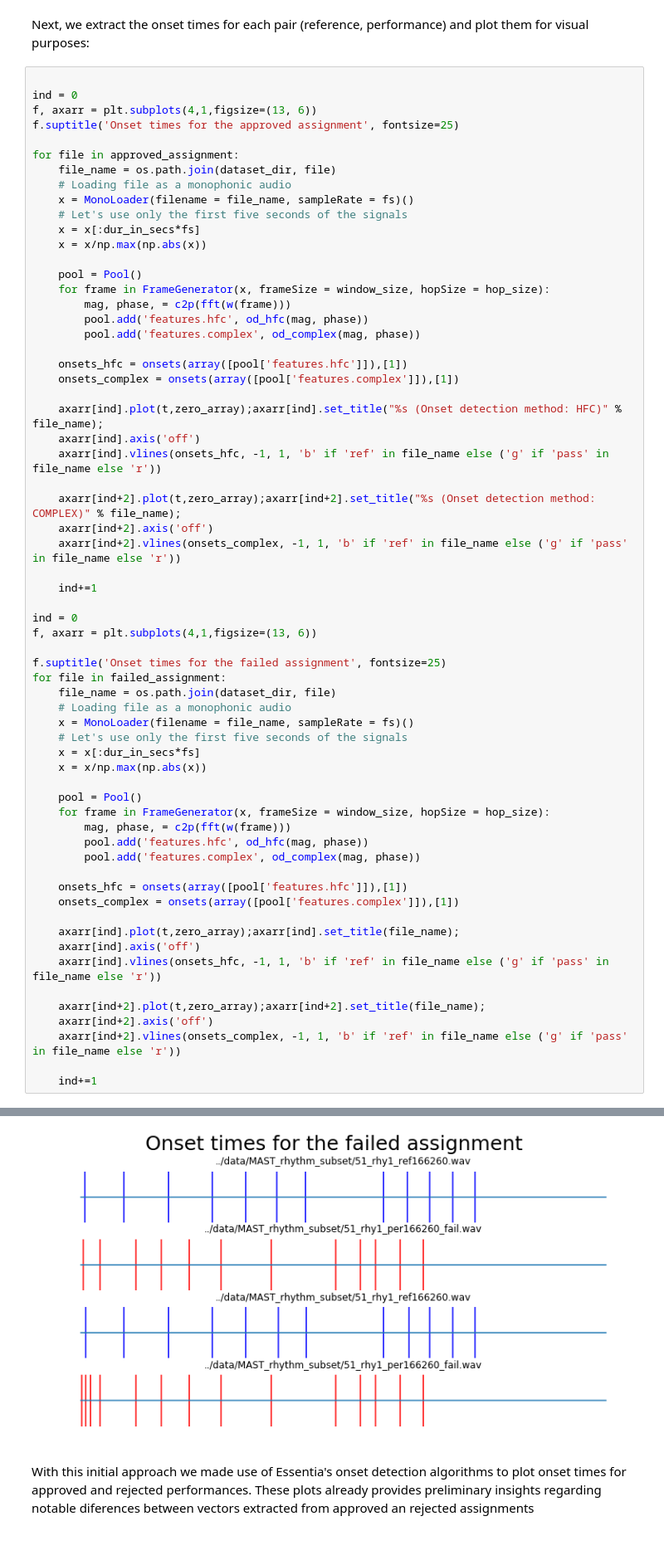
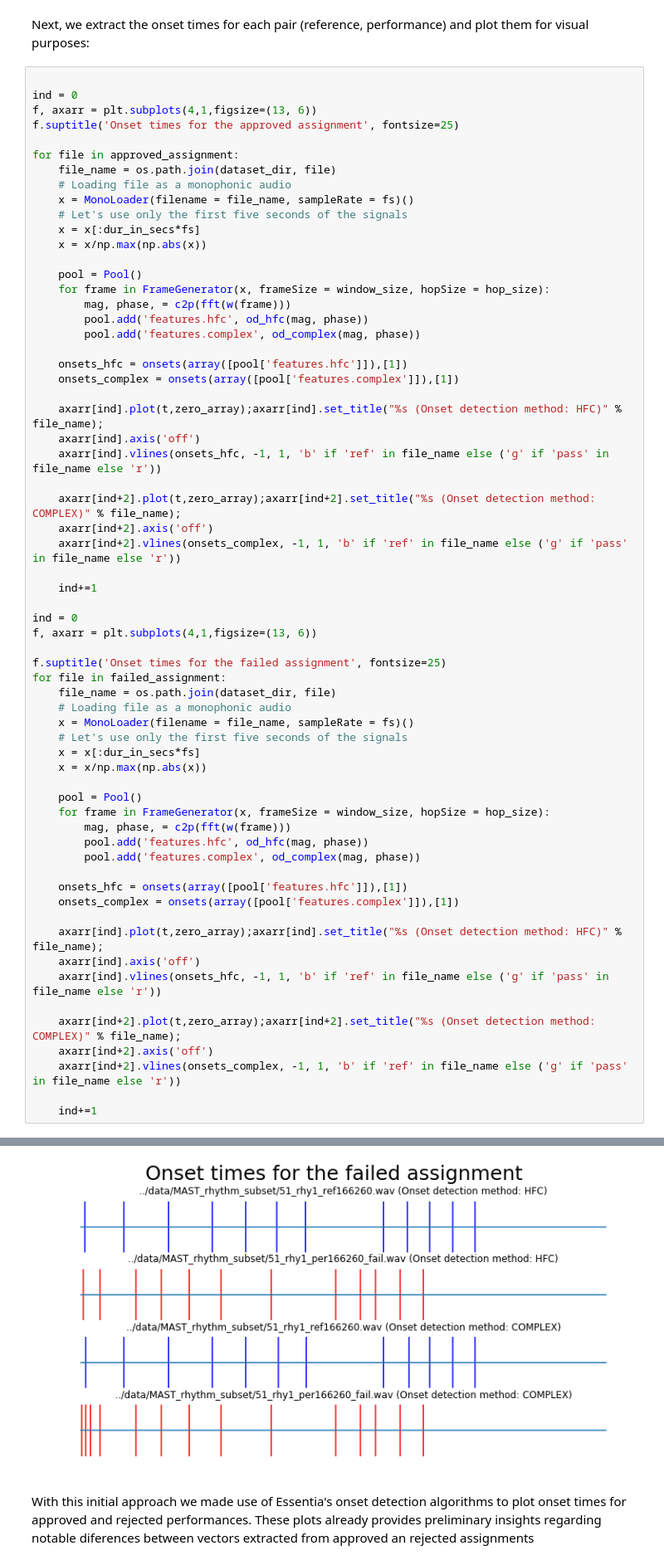
Before and after one commit to MTG/mast-rhythm-analysis, a Jupyter notebook: notebooks/MASTRhythmVisualAnalysis.ipynb, the cells around one changed output, grey strips where cells are left out. Shown at 83% size. Saved outputs shown, nothing was run; the diff lists cells and outputs as text.

```diff
--- a/notebooks/MASTRhythmVisualAnalysis.ipynb
+++ b/notebooks/MASTRhythmVisualAnalysis.ipynb
@@ -103,11 +103,11 @@ for file in failed_assignment:
     onsets_hfc = onsets(array([pool['features.hfc']]),[1])
     onsets_complex = onsets(array([pool['features.complex']]),[1])
 
-    axarr[ind].plot(t,zero_array);axarr[ind].set_title(file_name);
+    axarr[ind].plot(t,zero_array);axarr[ind].set_title("%s (Onset detection method: HFC)" % file_name);
     axarr[ind].axis('off')
     axarr[ind].vlines(onsets_hfc, -1, 1, 'b' if 'ref' in file_name else ('g' if 'pass' in file_name else 'r'))
 
-    axarr[ind+2].plot(t,zero_array);axarr[ind+2].set_title(file_name);
+    axarr[ind+2].plot(t,zero_array);axarr[ind+2].set_title("%s (Onset detection method: COMPLEX)" % file_name);
     axarr[ind+2].axis('off')
     axarr[ind+2].vlines(onsets_complex, -1, 1, 'b' if 'ref' in file_name else ('g' if 'pass' in file_name else 'r'))
 
@@ -117,3 +117,3 @@ for file in failed_assignment:
-[figure, old version]
+[figure, new version]
 # %% [markdown]
 With this initial approach we made use of Essentia's onset detection algorithms to plot onset times for approved and rejected performances. These plots already provides preliminary insights regarding notable diferences between vectors extracted from approved an rejected assignments
```
Also changed, not shown: parts of 1 cell of this notebook.
